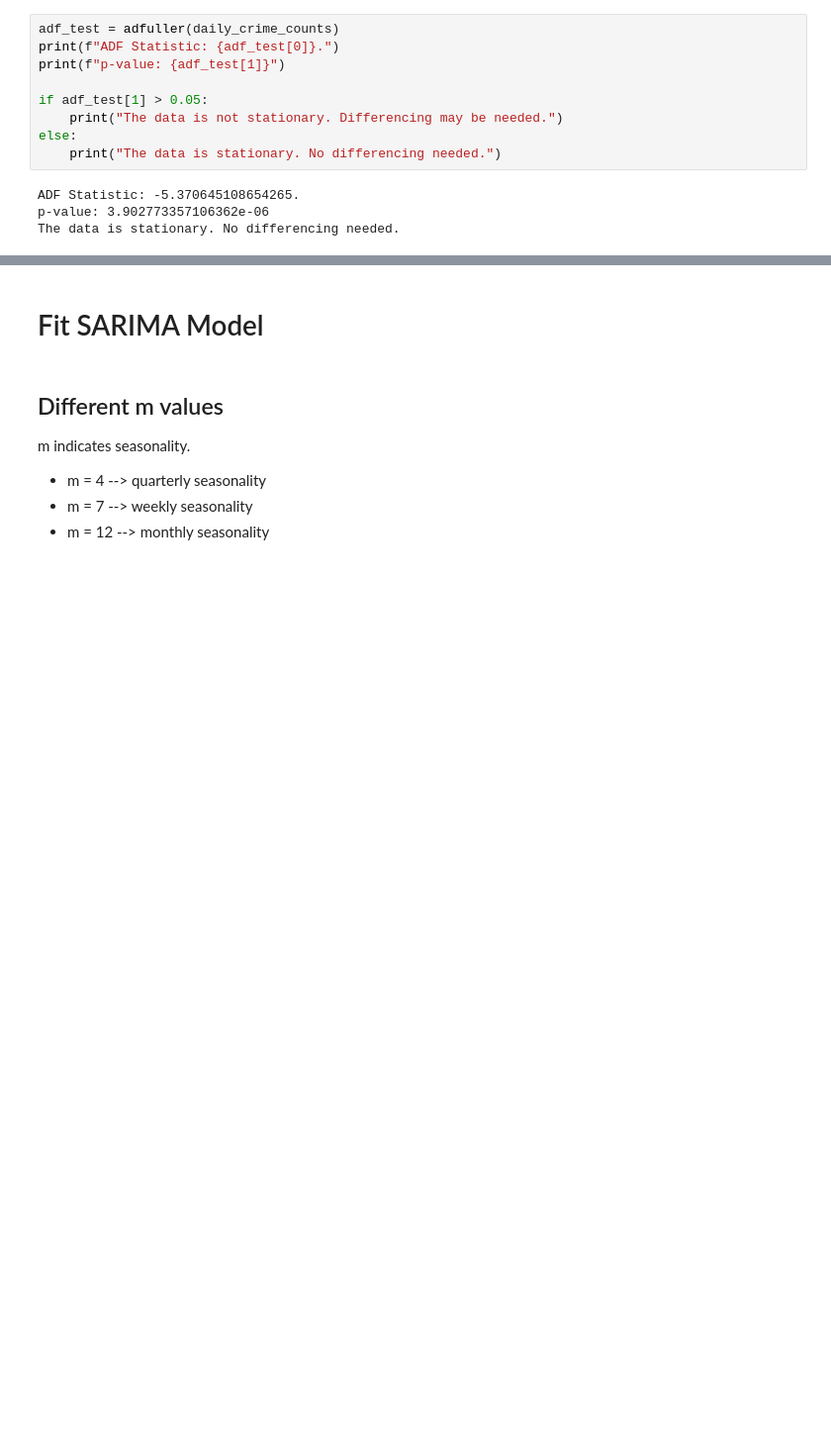
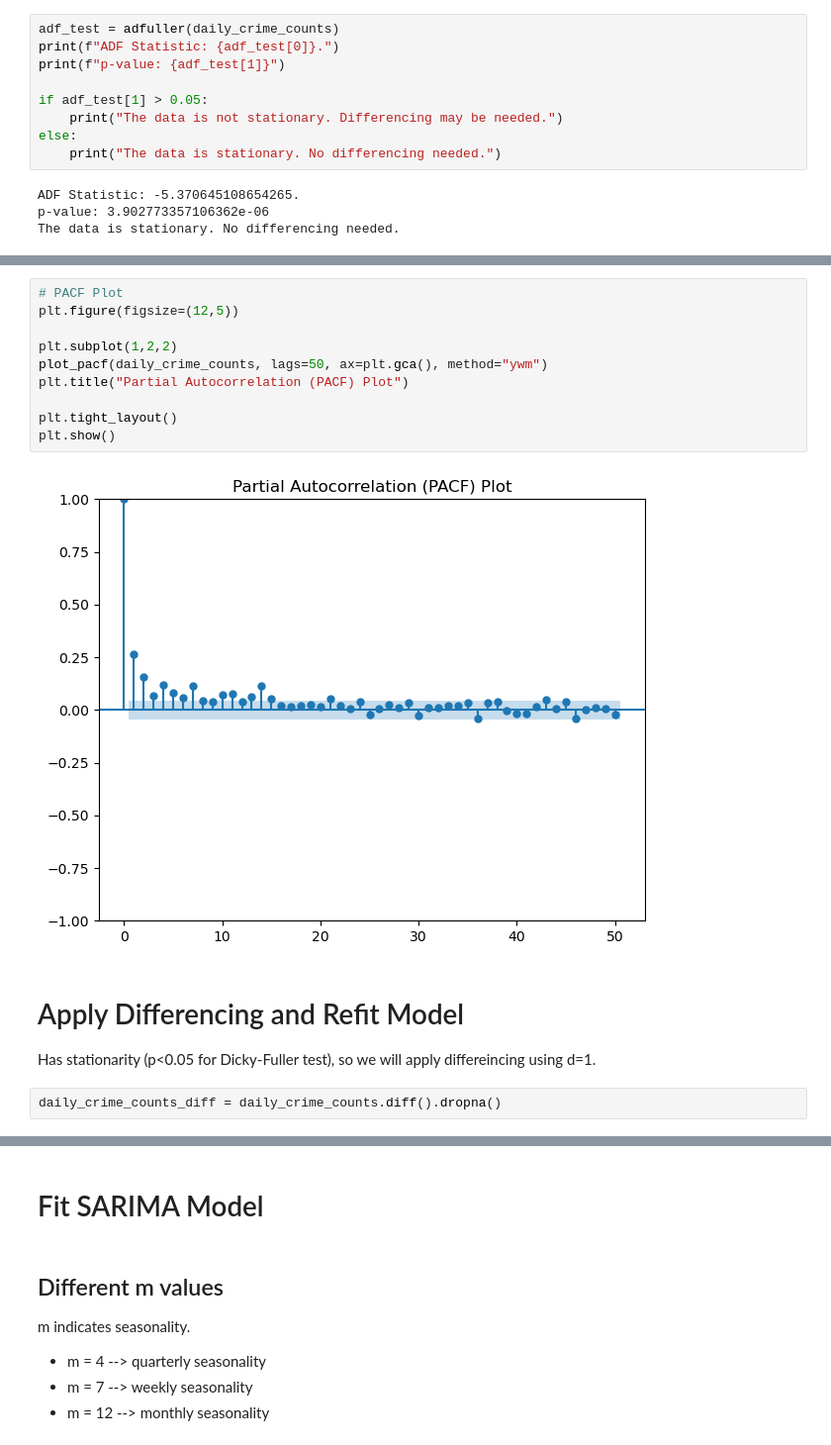
Before and after one commit to kelseymatsik/ds4002_project2, a Jupyter notebook: analysis.ipynb, the cells around one changed output, grey strips where cells are left out. Shown: that part at 99% size. Drawn from its saved outputs; the diff is of its cells as text; blank space fills up the shorter version.

```diff
--- a/analysis.ipynb
+++ b/analysis.ipynb
@@ -62,0 +75,18 @@ The data is stationary. No differencing needed.
+# %%
+# PACF Plot
+plt.figure(figsize=(12,5))
+
+plt.subplot(1,2,2)
+plot_pacf(daily_crime_counts, lags=50, ax=plt.gca(), method="ywm")
+plt.title("Partial Autocorrelation (PACF) Plot")
+
+plt.tight_layout()
+plt.show()
+# %% [output]
+[figure, added]
+# %% [markdown]
+# Apply Differencing and Refit Model
+
+Has stationarity (p<0.05 for Dicky-Fuller test), so we will apply differeincing using d=1.
+# %%
+daily_crime_counts_diff = daily_crime_counts.diff().dropna()
```
Also changed, not shown: parts of 16 cells of this notebook.
